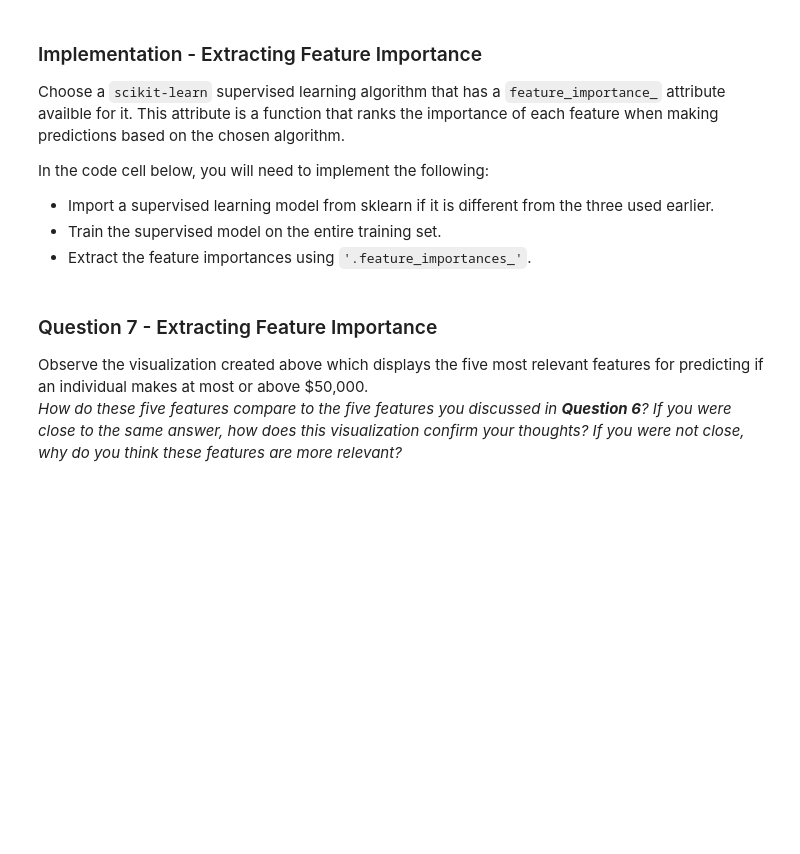
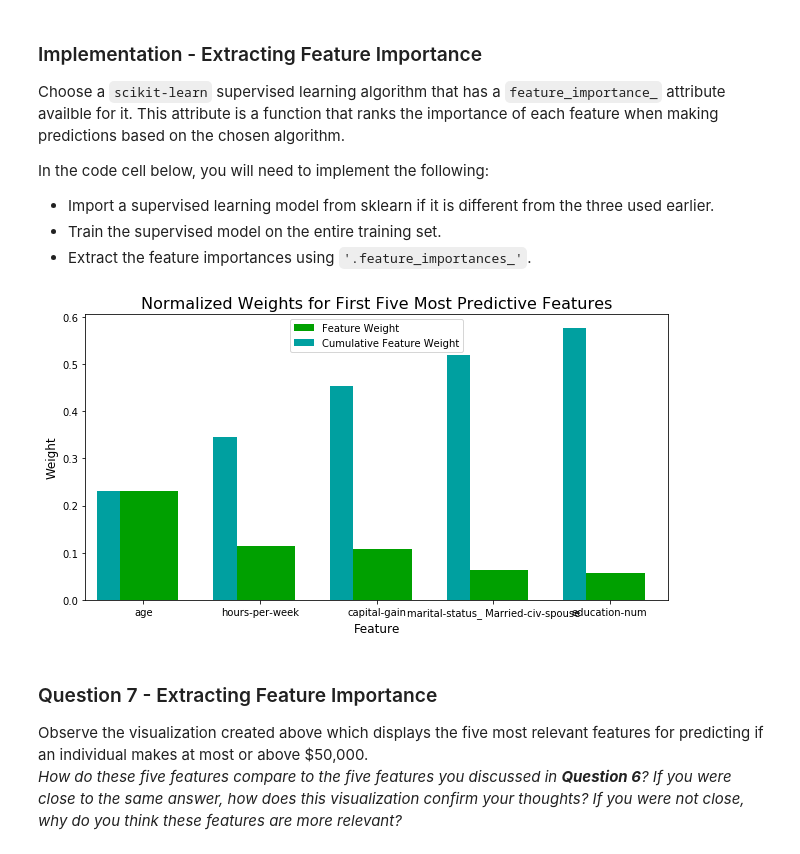
Before and after one commit to blcooley/machine-learning, a Jupyter notebook: projects/finding_donors/finding_donors.ipynb, the cells around one changed output. Saved outputs shown, nothing was run; the diff lists cells and outputs as text; code cells hidden in the pictures; blank space fills up the shorter version.

```diff
--- a/projects/finding_donors/finding_donors.ipynb
+++ b/projects/finding_donors/finding_donors.ipynb
@@ -483,15 +497,21 @@ In the code cell below, you will need to implement the following:
  - Extract the feature importances using `'.feature_importances_'`.
 # %%
 # TODO: Import a supervised learning model that has 'feature_importances_'
+from sklearn.ensemble import RandomForestClassifier
 
 # TODO: Train the supervised model on the training set
-model = None
+clf_forest = RandomForestClassifier()
+clf_forest.fit(X_train, y_train)
+
+model = clf_forest.get_params()
 
 # TODO: Extract the feature importances
-importances = None
+importances = clf_forest.feature_importances_
 
 # Plot
 vs.feature_plot(importances, X_train, y_train)
+# %% [output]
+[figure, added]
 # %% [markdown]
 ### Question 7 - Extracting Feature Importance
 
```
Also changed, not shown: parts of 14 cells of this notebook, 1 other file.
